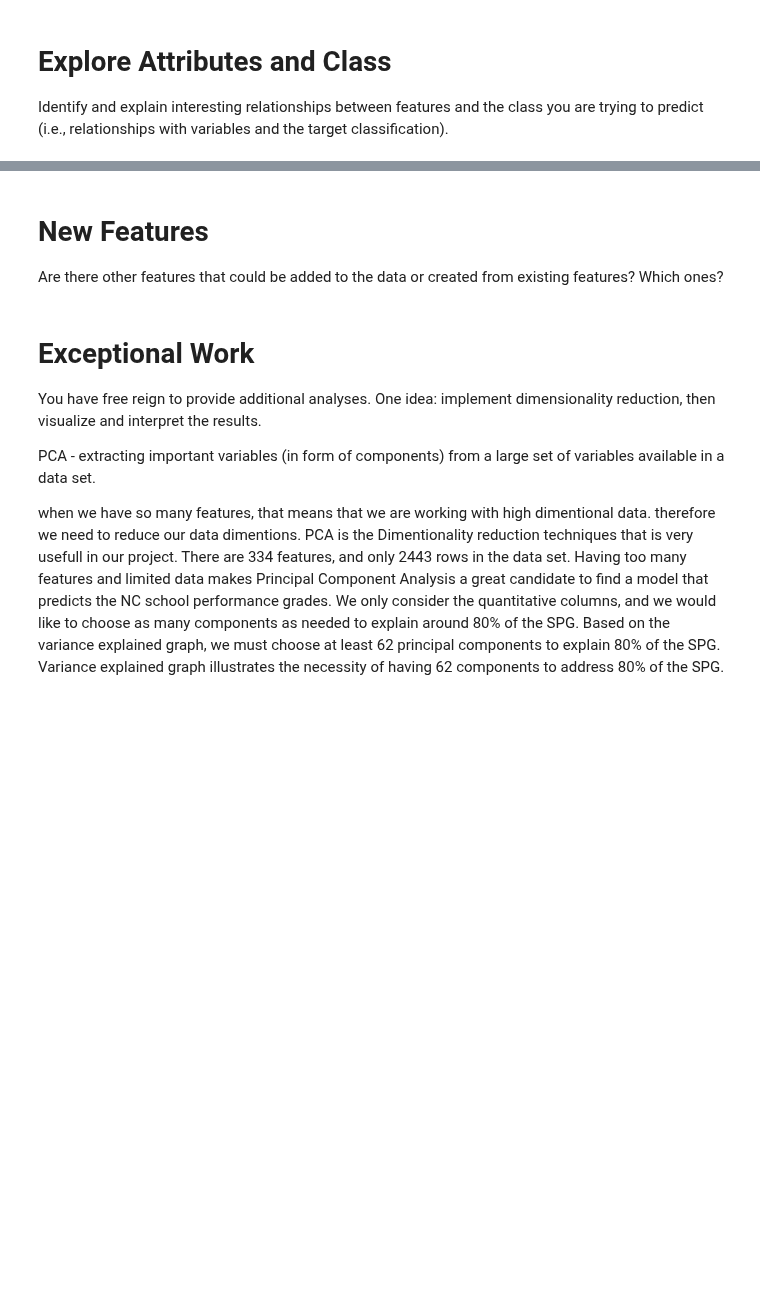
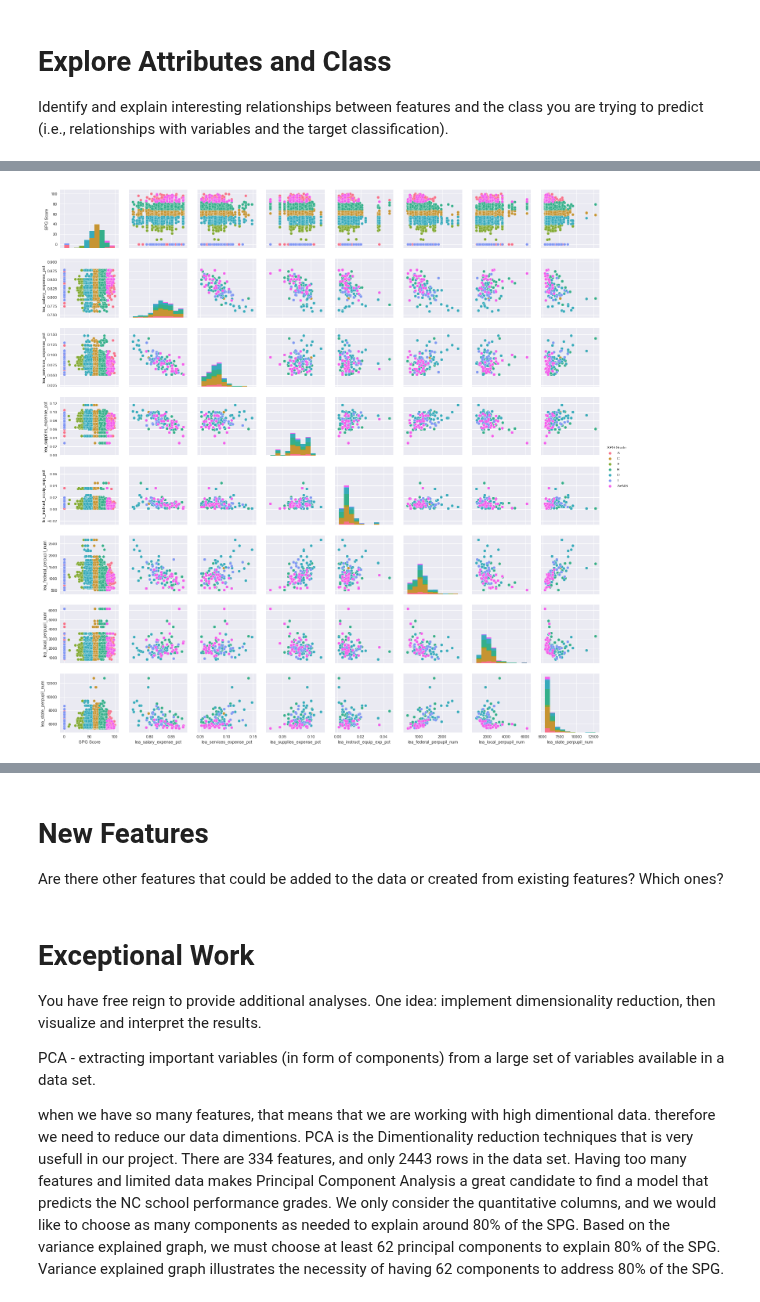
Before and after one commit to stmillett/MSDS7331_NorthCarolinaDataset, a Jupyter notebook: Data Mining - Lab 1.ipynb, the cells around one changed output, grey strips where cells are left out. Saved outputs shown, nothing was run; the diff lists cells and outputs as text; code cells hidden in the pictures; blank space fills up the shorter version.

Commit message:
Add Descriptions of the graphs and some other updates.

```diff
--- a/Data Mining - Lab 1.ipynb
+++ b/Data Mining - Lab 1.ipynb
@@ -474,3 +492,14 @@ plt.show()
+# %%
+#insert a new feature for SPG as continous values
+school_data['SPG']=6
+school_data['SPG'] = school_data['SPG Grade_A+NG']*7 + school_data['SPG Grade_B']*5 + school_data['SPG Grade_C']*4 + school_data['SPG Grade_D']*3 + school_data['SPG Grade_F']*2 + school_data['SPG Grade_I']*1
+# %%
+#Created new variables for different races - Combine the Male and Female for each race
+school_data['AsianPct']=school_data['AsianFemalePct']+school_data['AsianMalePct']
+school_data['BlackPct']=school_data['BlackFemalePct']+school_data['BlackMalePct']
+school_data['HispanicPct']=school_data['HispanicFemalePct']+school_data['HispanicMalePct']
+school_data['MinorityPct']=school_data['MinorityFemalePct']+school_data['MinorityMalePct']
+school_data['PacificIslandPct']=school_data['PacificIslandFemalePct']+school_data['PacificIslandMalePct']
 # %% [markdown]
 # Explore Joint Attributes
 
@@ -618,4 +675,9 @@ school_data['SPG Grade']= school_data[SPG_Grade_col].apply(lambda row:'A' if row
 # %%
-expense=school_data[['SPG Score', 'SPG Grade', 'lea_salary_expense_pct', 'lea_services_expense_pct', 'lea_supplies_expense_pct', 'lea_instruct_equip_exp_pct']]
+expense=school_data[['SPG Score', 'SPG Grade', 'lea_salary_expense_pct', 'lea_services_expense_pct',
+                     'lea_supplies_expense_pct', 'lea_instruct_equip_exp_pct','lea_federal_perpupil_num',
+                     'lea_local_perpupil_num', 'lea_state_perpupil_num']]
+
 
 sns.pairplot(expense, hue='SPG Grade');
+# %% [output]
+[figure, added]
```
Also changed, not shown: parts of 23 cells of this notebook.
